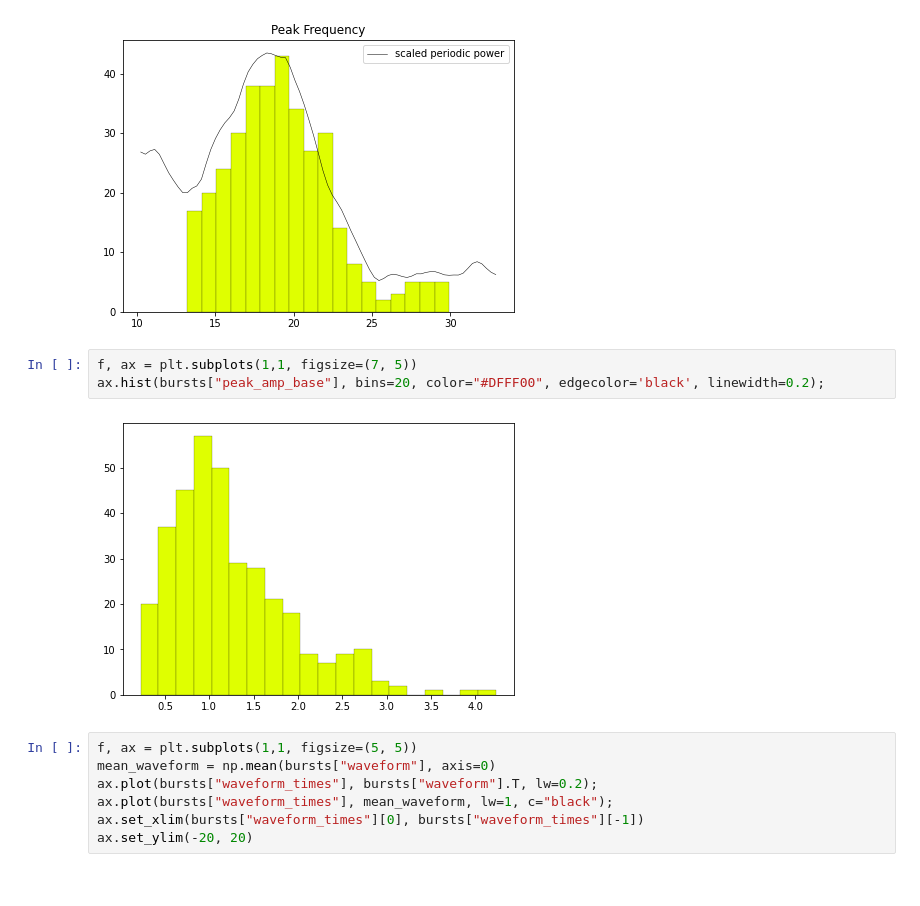
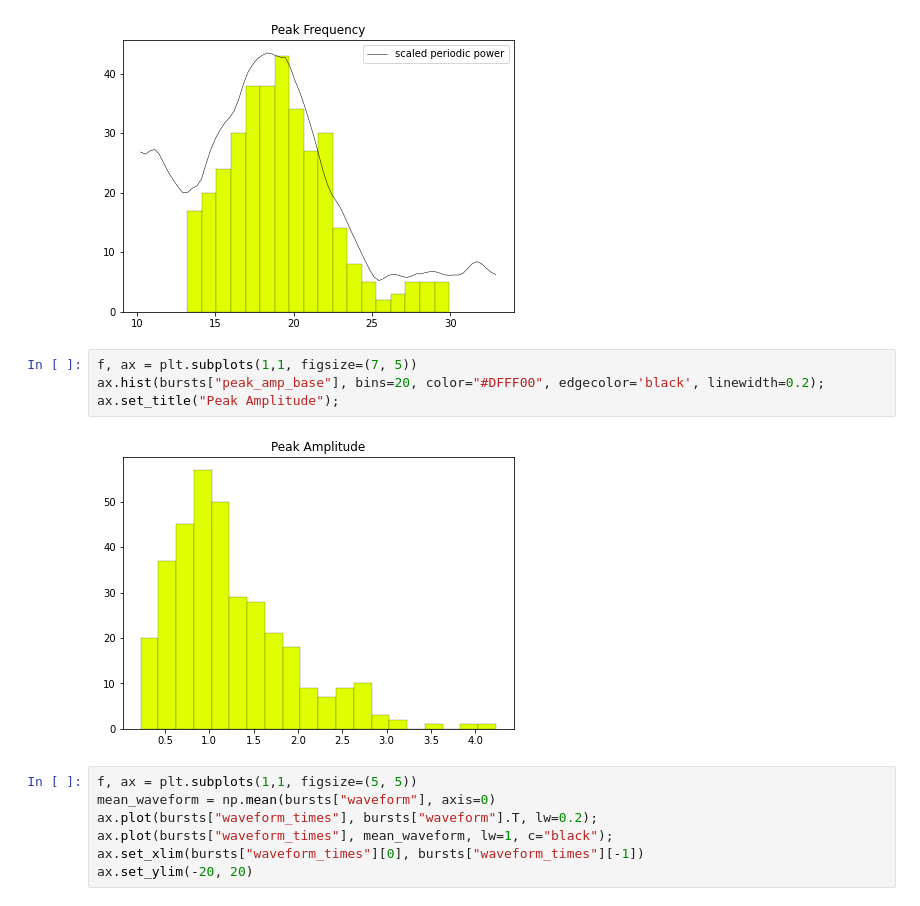
Before and after one commit to quentinmoreau/burst_detection, a Jupyter notebook: superlet_burst_detection_example.ipynb, the cells around one changed output. Cells and saved outputs as stored; diff of their text form.

```diff
--- a/superlet_burst_detection_example.ipynb
+++ b/superlet_burst_detection_example.ipynb
@@ -91,8 +115,9 @@ ax.set_title("Peak Frequency");
 # %%
 f, ax = plt.subplots(1,1, figsize=(7, 5))
 ax.hist(bursts["peak_amp_base"], bins=20, color="#DFFF00", edgecolor='black', linewidth=0.2);
+ax.set_title("Peak Amplitude");
 # %% [output]
-[figure, old version]
+[figure, new version]
 # %%
 f, ax = plt.subplots(1,1, figsize=(5, 5))
 mean_waveform = np.mean(bursts["waveform"], axis=0)
```
Also changed, not shown: parts of 8 cells of this notebook.
